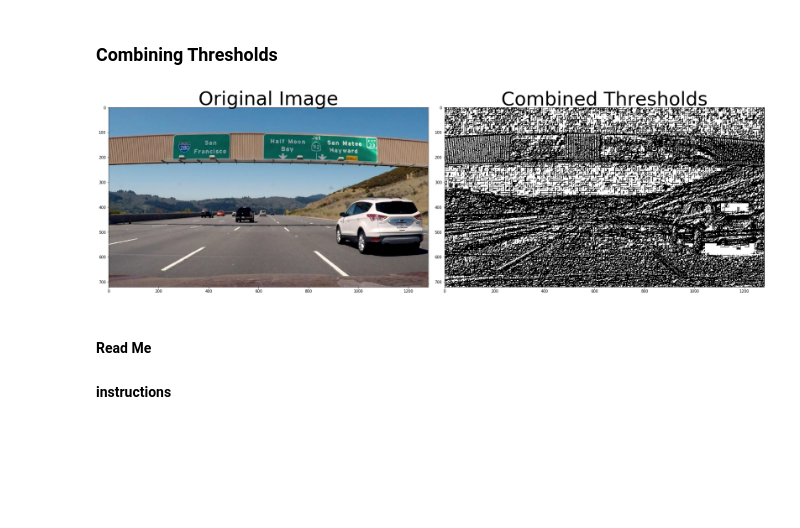
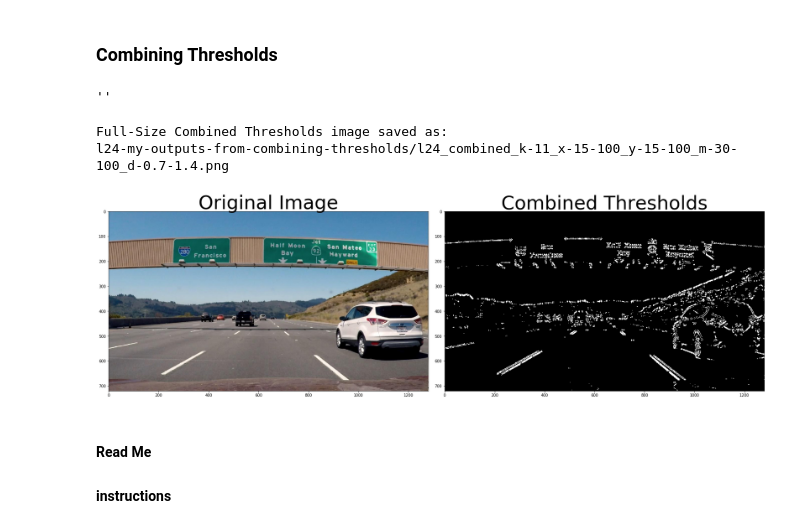
Before and after one commit to SherylHohman/CarND-Advanced-Lane_Lines-Exercises, a Jupyter notebook: L_24_combining_thresholds.ipynb, the cells around one changed output. Cells and saved outputs as stored; diff of their text form; code cells hidden in the pictures; blank space fills up the shorter version.

Commit message:
fix bug in abs_sobel_thresh; save output files
TODO: fix encoding of saved file:
      the binary BW (grayscale) image is purple & yellow instead of BW

```diff
--- a/L_24_combining_thresholds.ipynb
+++ b/L_24_combining_thresholds.ipynb
@@ -2,6 +2,16 @@
 ### Combining Thresholds
 # %%
 %matplotlib inline
+# %%
+"""
+NOTE: To Fine Tune Lane Line Detection For Image:
+      change the values in the section labeled
+    `'# CHANGE THESE VALUES TO FINE LANE LINE DETECTION FOR IMAGE'`
+      (at the time of this writing, it's at line #48 - this may change over time)
+"""
+''
+# %% [output]
+''
 # %%
 import numpy as np
 import cv2
@@ -19,10 +29,10 @@ def abs_sobel_thresh(gray, orient='x', sobel_kernel=3, thresh=(0, 255)):
     scaled = np.uint8(255 * abs_sobel/np.max(abs_sobel))
     # Apply threshold
     grad_binary = np.zeros_like(gray)
-    grad_binary[(sobel >= thresh[0]) & (sobel <= thresh[1]) ] = 1
+    grad_binary[(scaled >= thresh[0]) & (scaled <= thresh[1]) ] = 1
     return grad_binary
 
-def mag_thresh(gray, sobel_kernel=3, mag_thresh=(0, 255)):
+def magnitude_threshold(gray, sobel_kernel=3, mag_thresh=(0, 255)):
     # Calculate gradient magnitude
     sobelx = cv2.Sobel(gray, cv2.CV_64F, 1, 0, ksize=sobel_kernel)
     sobely = cv2.Sobel(gray, cv2.CV_64F, 0, 1, ksize=sobel_kernel)
@@ -33,7 +43,7 @@ def mag_thresh(gray, sobel_kernel=3, mag_thresh=(0, 255)):
     mag_binary[ (scaled >= mag_thresh[0]) & scaled <= mag_thresh[1] ] = 1
     return mag_binary
 
-def dir_threshold(gray, sobel_kernel=3, thresh=(0, np.pi/2)):
+def direction_threshold(gray, sobel_kernel=3, thresh=(0, np.pi/2)):
     # Calculate gradient direction
     sobelx = cv2.Sobel(gray, cv2.CV_64F, 1, 0, ksize=sobel_kernel)
     sobely = cv2.Sobel(gray, cv2.CV_64F, 0, 1, ksize=sobel_kernel)
@@ -43,40 +53,63 @@ def dir_threshold(gray, sobel_kernel=3, thresh=(0, np.pi/2)):
     # Apply threshold
     dir_binary = np.zeros_like(gray)
     dir_binary[ (dir <= thresh[0]) & (dir >= thresh[1]) ] = 1
     return dir_binary
 
 image_color = mpimg.imread('signs_vehicles_xygrad.png')
 # convert to gray here so its only done once. Don'e need the color version inside other functions
 image_gray  = cv2.cvtColor(image_color, cv2.COLOR_RGB2GRAY)
 
 
+# CHANGE THESE VALUES TO FINE LANE LINE DETECTION FOR IMAGE
 # Choose a Sobel kernel size
-ksize = 3 # Choose a larger odd number to smooth gradient measurements
-
+ksize = 11 # Choose a larger odd number to smooth gradient measurements
+gradx_thresh  = (15, 100)  # values in range: (0,255)
+grady_thresh  = (15, 100)  # values in range: (0,255)
+mag_thresh    = (30, 100)  # values in range: (0,255)
+dir_thresh    = (0.7,1.4)  # values in range: (0,np.pi/2)
 
 # Apply each of the thresholding functions
-gradx = abs_sobel_thresh(  image_gray, orient='x', sobel_kernel=ksize, thresh=    (0, 255)) #(0,255)
-grady = abs_sobel_thresh(  image_gray, orient='y', sobel_kernel=ksize, thresh=    (0, 255)) #(0,255)
-mag_binary = mag_thresh(   image_gray,             sobel_kernel=ksize, mag_thresh=(5, 200)) #(0,255)
-dir_binary = dir_threshold(image_gray,             sobel_kernel=ksize, thresh=(0.7, 1.3)) #(0, np.pi/2)
+gradx = abs_sobel_thresh(  image_gray, orient='x', sobel_kernel=ksize, thresh=gradx_thresh)    #(0,255)
+grady = abs_sobel_thresh(  image_gray, orient='y', sobel_kernel=ksize, thresh=grady_thresh)    #(0,255)
+mag_binary = magnitude_threshold(image_gray,       sobel_kernel=ksize, mag_thresh=mag_thresh)  #(0,255)
+dir_binary = direction_threshold(image_gray,       sobel_kernel=ksize, thresh=dir_thresh) #(0, np.pi/2)
 
 combined = np.zeros_like(dir_binary)
 combined[((gradx == 1) & (grady == 1)) | ((mag_binary == 1) & (dir_binary == 1))] = 1
 
 
 # Plot the result
 f, (ax1, ax2) = plt.subplots(1, 2, figsize=(24, 9))
 f.tight_layout()
 
 ax1.imshow(image_color)
 ax1.set_title('Original Image', fontsize=50)
 
+# ax2.imshow(gradx, cmap='gray')
 ax2.imshow(combined, cmap='gray')
 ax2.set_title('Combined Thresholds', fontsize=50)
 
 plt.subplots_adjust(left=0., right=1, top=0.9, bottom=0.)
+
+settings = '_k-'+str(ksize)   + \
+           '_x-'+str(gradx_thresh[0])+'-'+str(gradx_thresh[1]) + \
+           '_y-'+str(grady_thresh[0])+'-'+str(grady_thresh[1]) + \
+           '_m-'+str(mag_thresh[0])  +'-'+str(mag_thresh[1])   + \
+           '_d-'+str(dir_thresh[0])  +'-'+str(dir_thresh[1])
+
+combined_filename = 'l24-my-outputs-from-combining-thresholds/l24_combined'+settings+'.png'
+
+# TODO: correct format of saved files: grayscale looks like purple and yellow.
+mpimg.imsave(combined_filename, combined)
+# # convert from GRAY to BGR before saving with cv2.imwrite
+# combined_color = cv2.cvtColor(combined, cv2.COLOR_GRAY2BGR)
+# cv2.imwrite(combined_filename, combined_color)
+
+print('Full-Size Combined Thresholds image saved as: \n' + combined_filename)
 # %% [output]
+Full-Size Combined Thresholds image saved as:
+l24-my-outputs-from-combining-thresholds/l24_combined_k-11_x-15-100_y-15-100_m-30-100_d-0.7-1.4.png
-[figure, old version]
+[figure, new version]
 # %% [markdown]
 #### Read Me
 #### instructions
```
Also changed, not shown: 7 other files.
